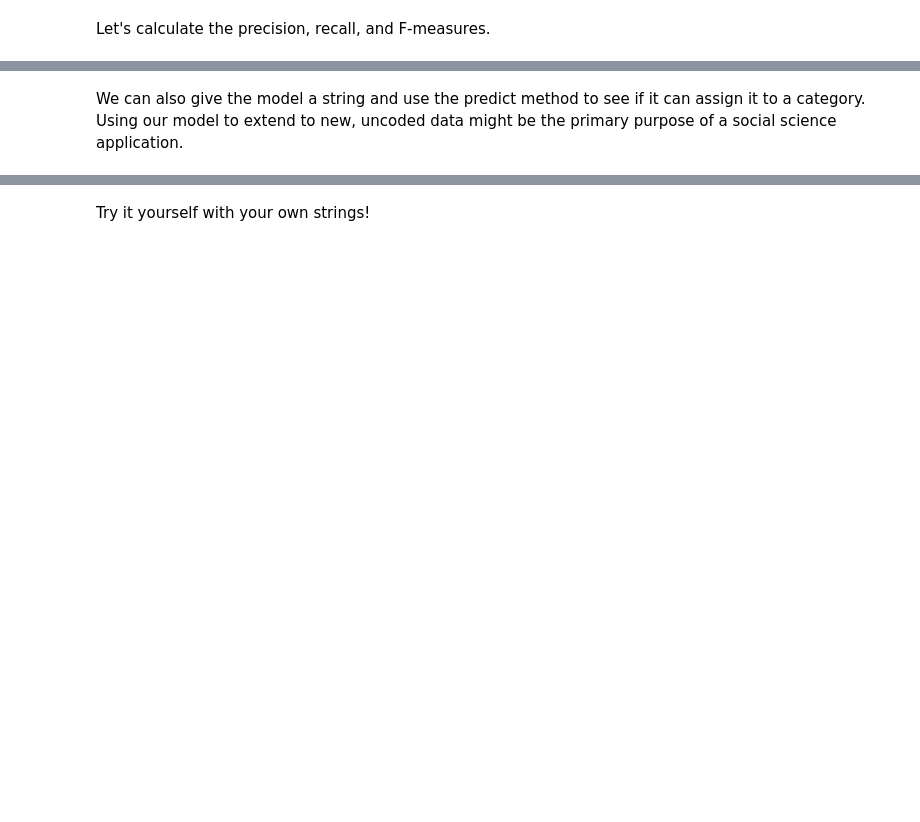
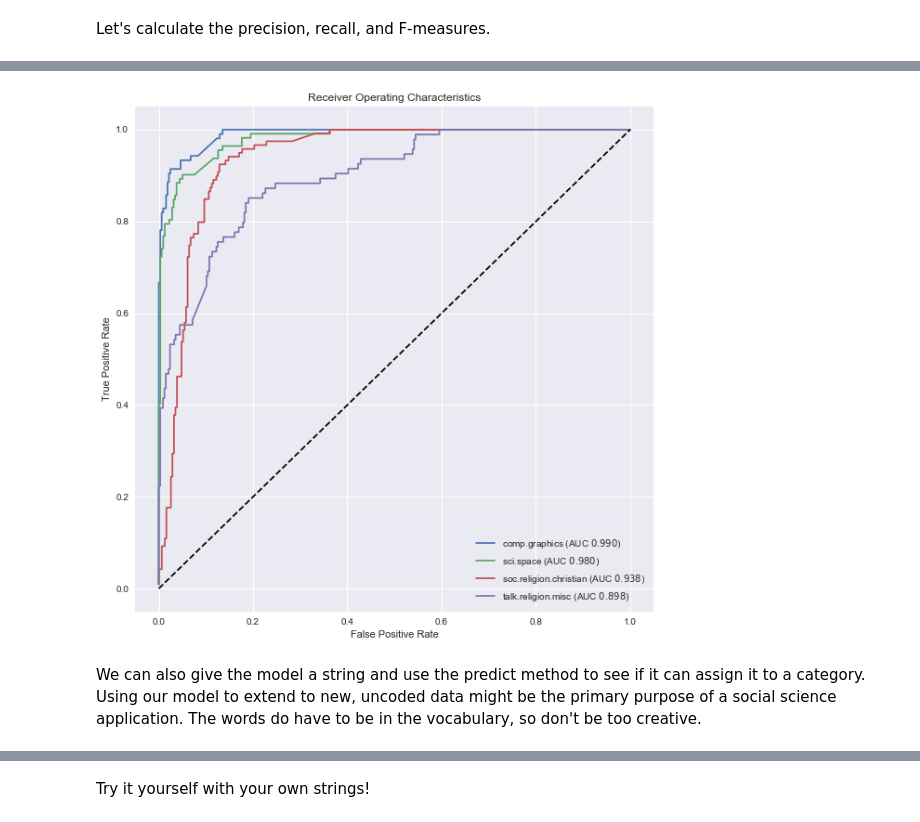
Before and after one commit to 1yangdongchen/Upcoming, a Jupyter notebook: 6-Classification/6-Classification_RE.ipynb, the cells around one changed output, grey strips where cells are left out. Saved outputs shown, nothing was run; the diff lists cells and outputs as text; code cells hidden in the pictures; blank space fills up the shorter version.

```diff
--- a/6-Classification/6-Classification_RE.ipynb
+++ b/6-Classification/6-Classification_RE.ipynb
@@ -659,2 +656,6 @@ plt.show()
+# %%
+lucem_illud.plotMultiROC(MultinomialNB_ng, test_ng_df)
+# %% [output]
+[figure, added]
 # %% [markdown]
-We can also give the model a string and use the predict method to see if it can assign it to a category. Using our model to extend to new, uncoded data might be the primary purpose of a social science application.
+We can also give the model a string and use the predict method to see if it can assign it to a category. Using our model to extend to new, uncoded data might be the primary purpose of a social science application. The words do have to be in the vocabulary, so don't be too creative.
```
Also changed, not shown: parts of 68 cells of this notebook.
